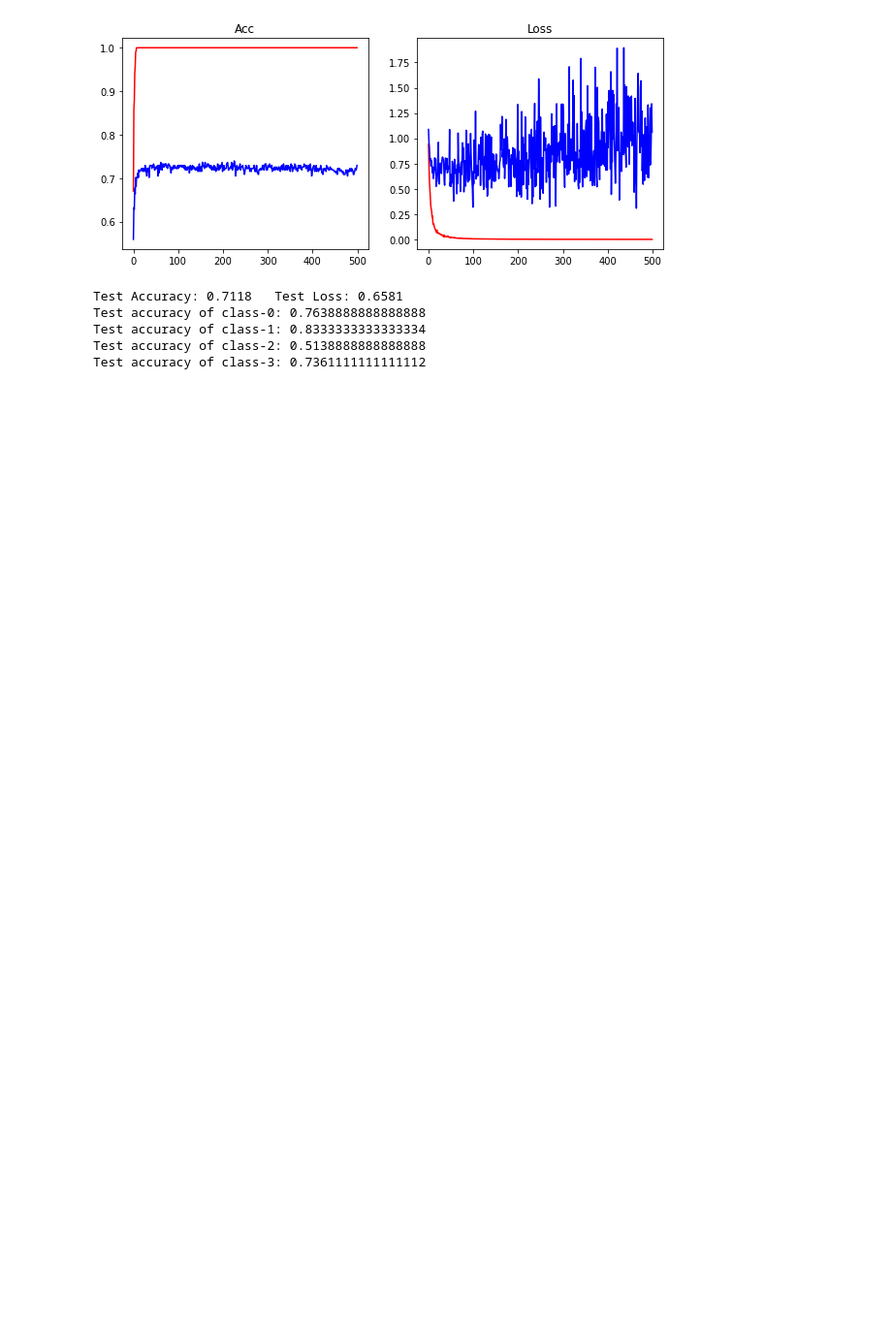
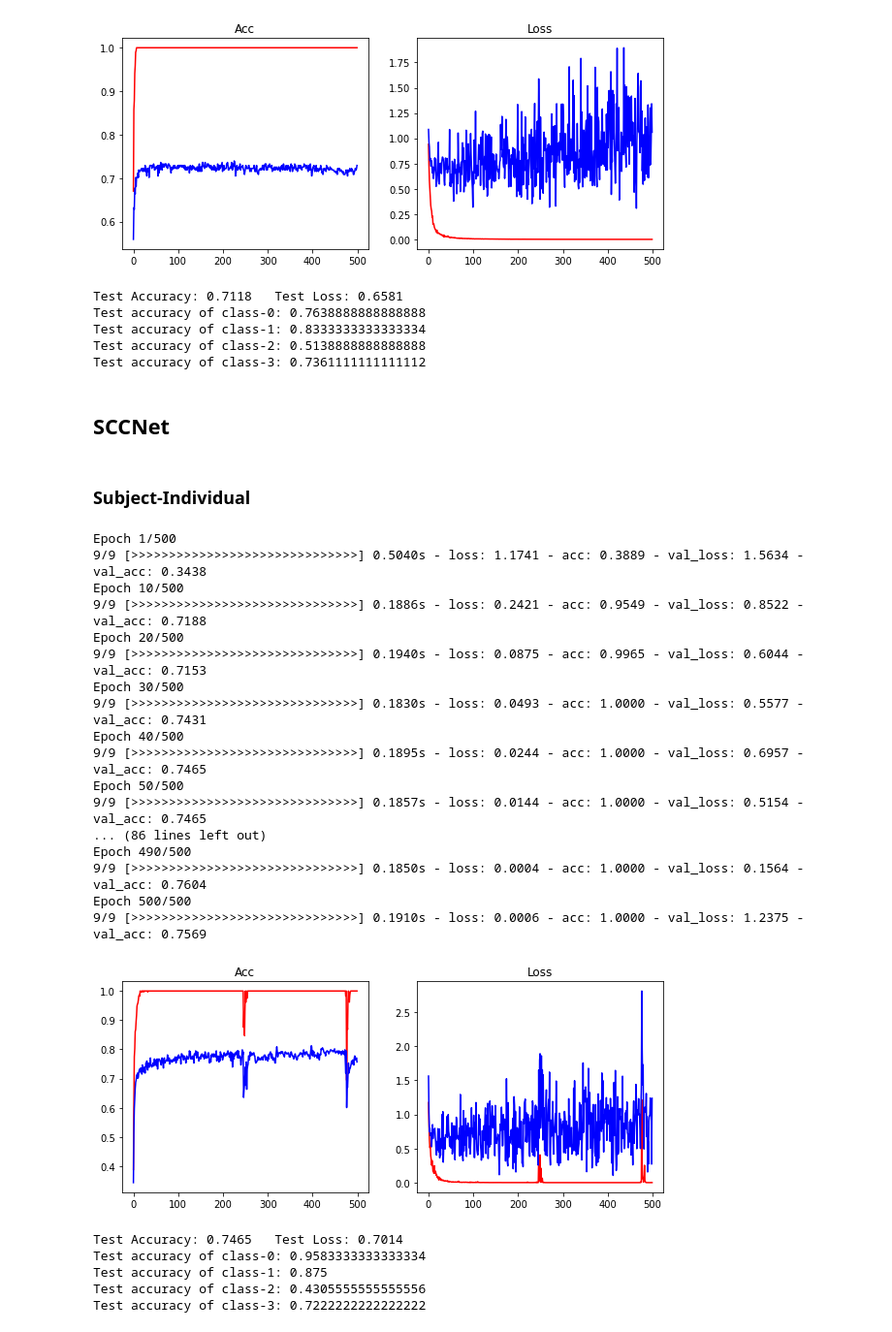
Before and after one commit to cemeteryparty/BCI_5275_Lab4_2, a Jupyter notebook: src/5275_Lab4_2.ipynb, the cells around one changed output. Shown at 97% size. Cells and saved outputs as stored; diff of their text form; code cells hidden in the pictures; blank space fills up the shorter version.

Commit message:
Finish_Part2-sccnet

```diff
--- a/src/5275_Lab4_2.ipynb
+++ b/src/5275_Lab4_2.ipynb
@@ -1412,3 +1412,60 @@ Test accuracy of class-0: 0.7638888888888888
 Test accuracy of class-1: 0.8333333333333334
 Test accuracy of class-2: 0.5138888888888888
 Test accuracy of class-3: 0.7361111111111112
+# %% [markdown]
+## SCCNet
+# %% [markdown]
+### Subject-Individual
+# %%
+trainloader = DataLoader(dataset=ind_trainset, batch_size=32, shuffle=True)
+testloader = DataLoader(dataset=testset, batch_size=32, shuffle=True)
+model = Model(SCCNet().to(device), lr=0.001)
+sccnet_ind_his = model.fit(trainloader=trainloader, validloader=testloader,
+    epochs=500, monitor=["acc", "val_acc"])
+plt.figure(figsize = (10, 4))
+plt.subplot(1, 2, 1)
+plt.title("Acc")
+plt.plot(sccnet_ind_his["acc"], color="red")
+plt.plot(sccnet_ind_his["val_acc"], color="blue")
+plt.subplot(1, 2, 2)
+plt.title("Loss")
+plt.plot(sccnet_ind_his["loss"], color="red")
+plt.plot(sccnet_ind_his["val_loss"], color="blue")
+plt.show()
+# %% [output]
+Epoch 1/500
+9/9 [>>>>>>>>>>>>>>>>>>>>>>>>>>>>>>] 0.5040s - loss: 1.1741 - acc: 0.3889 - val_loss: 1.5634 - val_acc: 0.3438
+Epoch 10/500
+9/9 [>>>>>>>>>>>>>>>>>>>>>>>>>>>>>>] 0.1886s - loss: 0.2421 - acc: 0.9549 - val_loss: 0.8522 - val_acc: 0.7188
+Epoch 20/500
+9/9 [>>>>>>>>>>>>>>>>>>>>>>>>>>>>>>] 0.1940s - loss: 0.0875 - acc: 0.9965 - val_loss: 0.6044 - val_acc: 0.7153
+Epoch 30/500
+9/9 [>>>>>>>>>>>>>>>>>>>>>>>>>>>>>>] 0.1830s - loss: 0.0493 - acc: 1.0000 - val_loss: 0.5577 - val_acc: 0.7431
+Epoch 40/500
+9/9 [>>>>>>>>>>>>>>>>>>>>>>>>>>>>>>] 0.1895s - loss: 0.0244 - acc: 1.0000 - val_loss: 0.6957 - val_acc: 0.7465
+Epoch 50/500
+9/9 [>>>>>>>>>>>>>>>>>>>>>>>>>>>>>>] 0.1857s - loss: 0.0144 - acc: 1.0000 - val_loss: 0.5154 - val_acc: 0.7465
+... (86 lines left out)
+Epoch 490/500
+9/9 [>>>>>>>>>>>>>>>>>>>>>>>>>>>>>>] 0.1850s - loss: 0.0004 - acc: 1.0000 - val_loss: 0.1564 - val_acc: 0.7604
+Epoch 500/500
+9/9 [>>>>>>>>>>>>>>>>>>>>>>>>>>>>>>] 0.1910s - loss: 0.0006 - acc: 1.0000 - val_loss: 1.2375 - val_acc: 0.7569
+[figure, added]
+# %%
+ind_model = Model.load(sccnet_ind_his["lastest_model_path"])
+eva_test = ind_model.evaluate(dataloader=testloader)
+print(f"Test Accuracy: {eva_test[1]:.4f}\tTest Loss: {eva_test[0]:.4f}")
+rec_test = {"total": [0, 0, 0, 0], "hit": [0, 0, 0, 0]}
+real_test = teY.reshape(teY.size)
+pred_test = ind_model.predict(dataset=testset)
+for i in range(288):
+    rec_test["total"][real_test[i]] += 1
+    rec_test["hit"][real_test[i]] += (1 if real_test[i] == pred_test[i] else 0)
+for i in range(4):
+    print("Test accuracy of class-{}: {}".format(i, rec_test["hit"][i] / rec_test["total"][i]))
+# %% [output]
+Test Accuracy: 0.7465   Test Loss: 0.7014
+Test accuracy of class-0: 0.9583333333333334
+Test accuracy of class-1: 0.875
+Test accuracy of class-2: 0.4305555555555556
+Test accuracy of class-3: 0.7222222222222222
```
Also changed, not shown: parts of 10 cells of this notebook, 1 other file.
